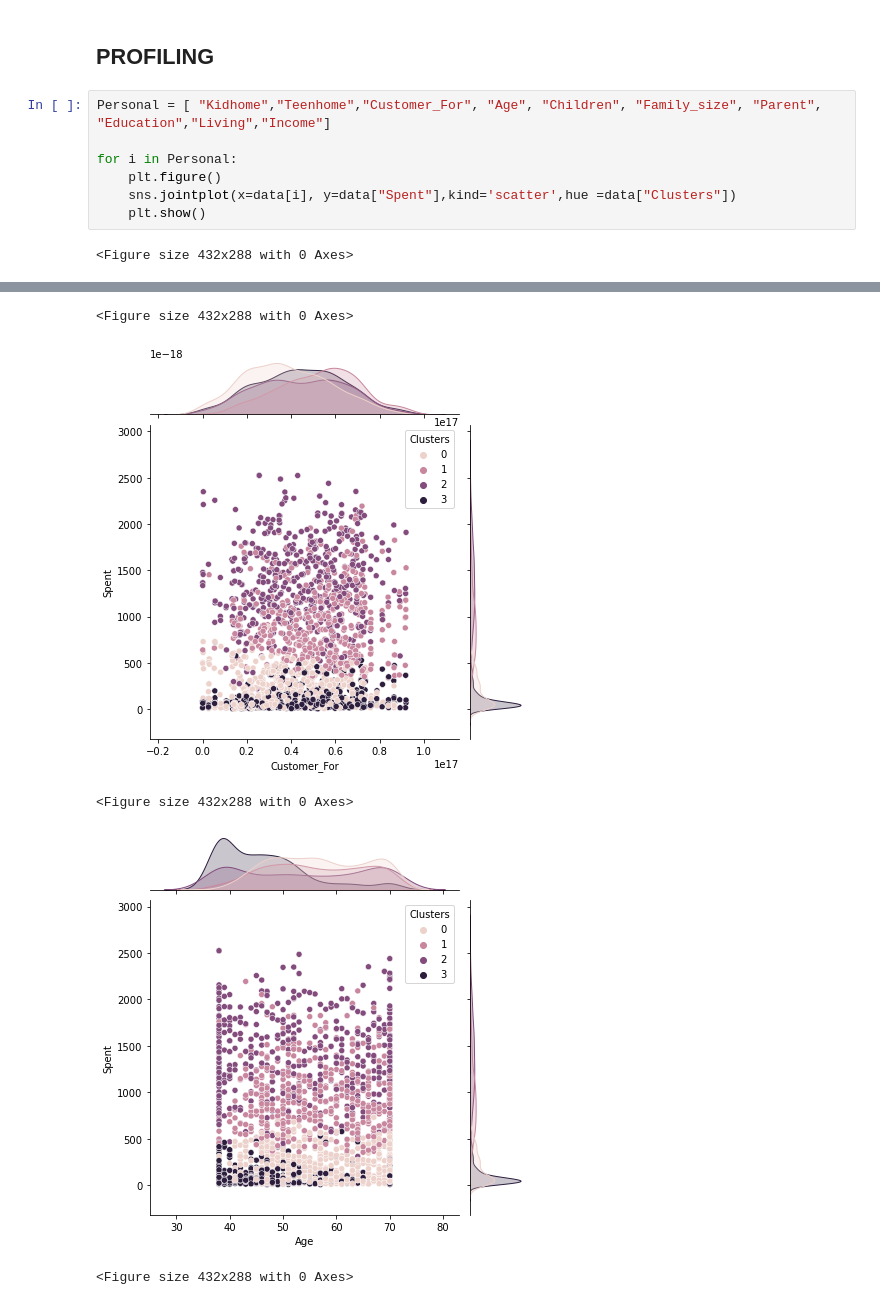
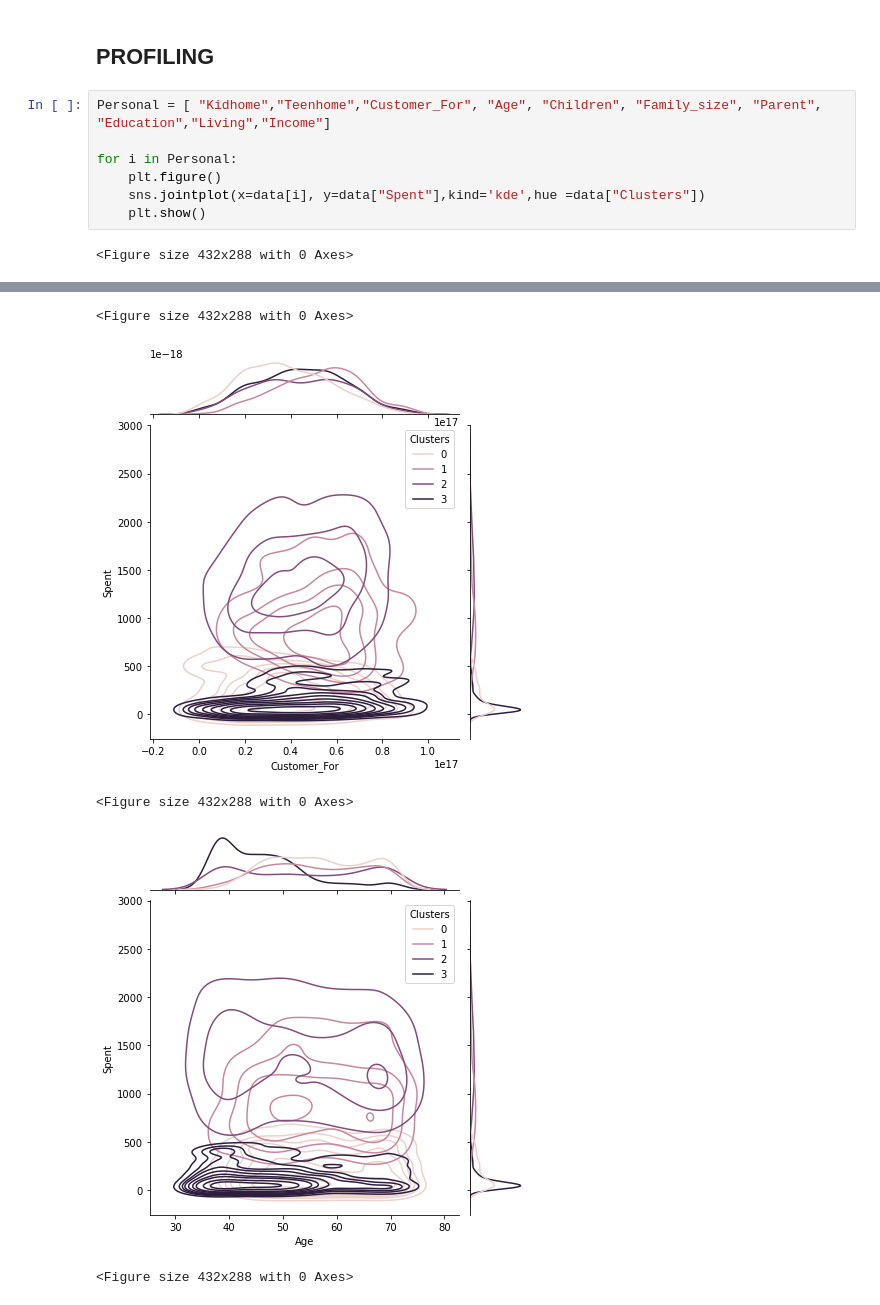
Before and after one commit to hadya-project/customer_segmentation, a Jupyter notebook: Customer Segmentation.ipynb, the cells around one changed output, grey strips where cells are left out. Cells and saved outputs as stored; diff of their text form.

```diff
--- a/Customer Segmentation.ipynb
+++ b/Customer Segmentation.ipynb
@@ -583,7 +583,7 @@ Personal = [ "Kidhome","Teenhome","Customer_For", "Age", "Children", "Family_siz
 
 for i in Personal:
     plt.figure()
-    sns.jointplot(x=data[i], y=data["Spent"],kind='scatter',hue =data["Clusters"])
+    sns.jointplot(x=data[i], y=data["Spent"],kind='kde',hue =data["Clusters"])
     plt.show()
 # %% [output]
 <Figure size 432x288 with 0 Axes>
@@ -593,5 +593,5 @@ for i in Personal:
 <Figure size 432x288 with 0 Axes>
-[figure, old version]
+[figure, new version]
 <Figure size 432x288 with 0 Axes>
-[figure, old version]
+[figure, new version]
 <Figure size 432x288 with 0 Axes>
```
Also changed, not shown: parts of 2 cells of this notebook.
